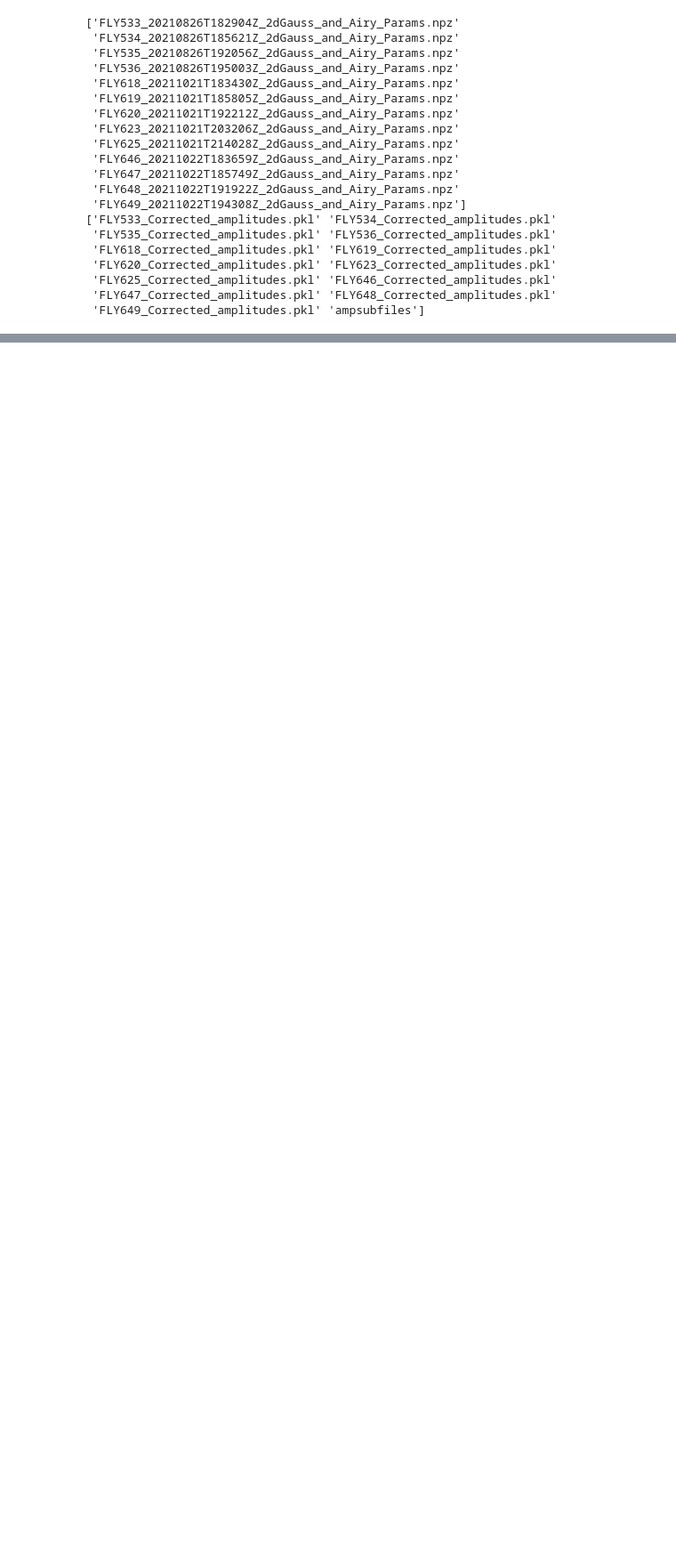
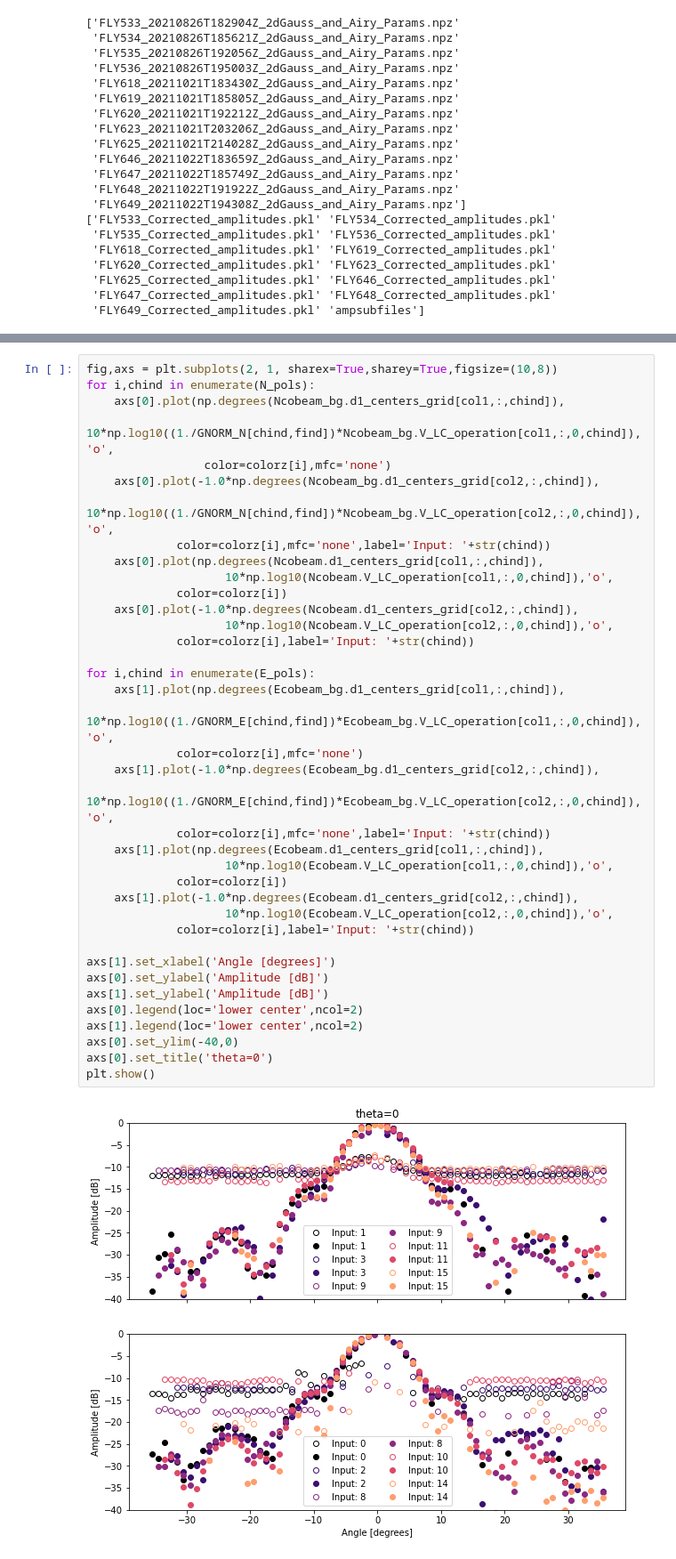
Before and after one commit to WrightLaboratory/newburghlabdrone, a Jupyter notebook: analysis/LBN_Background_Investigation.ipynb, the cells around one changed output, grey strips where cells are left out. Shown: that part at 89% size. Cells and saved outputs as stored; diff of their text form; blank space fills up the shorter version.

```diff
--- a/analysis/LBN_Background_Investigation.ipynb
+++ b/analysis/LBN_Background_Investigation.ipynb
@@ -216,0 +268,40 @@ plt.show()
+# %%
+fig,axs = plt.subplots(2, 1, sharex=True,sharey=True,figsize=(10,8))
+for i,chind in enumerate(N_pols):
+    axs[0].plot(np.degrees(Ncobeam_bg.d1_centers_grid[col1,:,chind]),
+                    10*np.log10((1./GNORM_N[chind,find])*Ncobeam_bg.V_LC_operation[col1,:,0,chind]),'o',
+                 color=colorz[i],mfc='none')
+    axs[0].plot(-1.0*np.degrees(Ncobeam_bg.d1_centers_grid[col2,:,chind]),
+                    10*np.log10((1./GNORM_N[chind,find])*Ncobeam_bg.V_LC_operation[col2,:,0,chind]),'o',
+             color=colorz[i],mfc='none',label='Input: '+str(chind))
+    axs[0].plot(np.degrees(Ncobeam.d1_centers_grid[col1,:,chind]),
+                    10*np.log10(Ncobeam.V_LC_operation[col1,:,0,chind]),'o',
+             color=colorz[i])
+    axs[0].plot(-1.0*np.degrees(Ncobeam.d1_centers_grid[col2,:,chind]),
+                    10*np.log10(Ncobeam.V_LC_operation[col2,:,0,chind]),'o',
+             color=colorz[i],label='Input: '+str(chind))
+
+for i,chind in enumerate(E_pols):
+    axs[1].plot(np.degrees(Ecobeam_bg.d1_centers_grid[col1,:,chind]),
+                    10*np.log10((1./GNORM_E[chind,find])*Ecobeam_bg.V_LC_operation[col1,:,0,chind]),'o',
+             color=colorz[i],mfc='none')
+    axs[1].plot(-1.0*np.degrees(Ecobeam_bg.d1_centers_grid[col2,:,chind]),
+                    10*np.log10((1./GNORM_E[chind,find])*Ecobeam_bg.V_LC_operation[col2,:,0,chind]),'o',
+             color=colorz[i],mfc='none',label='Input: '+str(chind))
+    axs[1].plot(np.degrees(Ecobeam.d1_centers_grid[col1,:,chind]),
+                    10*np.log10(Ecobeam.V_LC_operation[col1,:,0,chind]),'o',
+             color=colorz[i])
+    axs[1].plot(-1.0*np.degrees(Ecobeam.d1_centers_grid[col2,:,chind]),
+                    10*np.log10(Ecobeam.V_LC_operation[col2,:,0,chind]),'o',
+             color=colorz[i],label='Input: '+str(chind))
+
+axs[1].set_xlabel('Angle [degrees]')
+axs[0].set_ylabel('Amplitude [dB]')
+axs[1].set_ylabel('Amplitude [dB]')
+axs[0].legend(loc='lower center',ncol=2)
+axs[1].legend(loc='lower center',ncol=2)
+axs[0].set_ylim(-40,0)
+axs[0].set_title('theta=0')
+plt.show()
+# %% [output]
+[figure, added]
```
Also changed, not shown: parts of 23 cells of this notebook.
